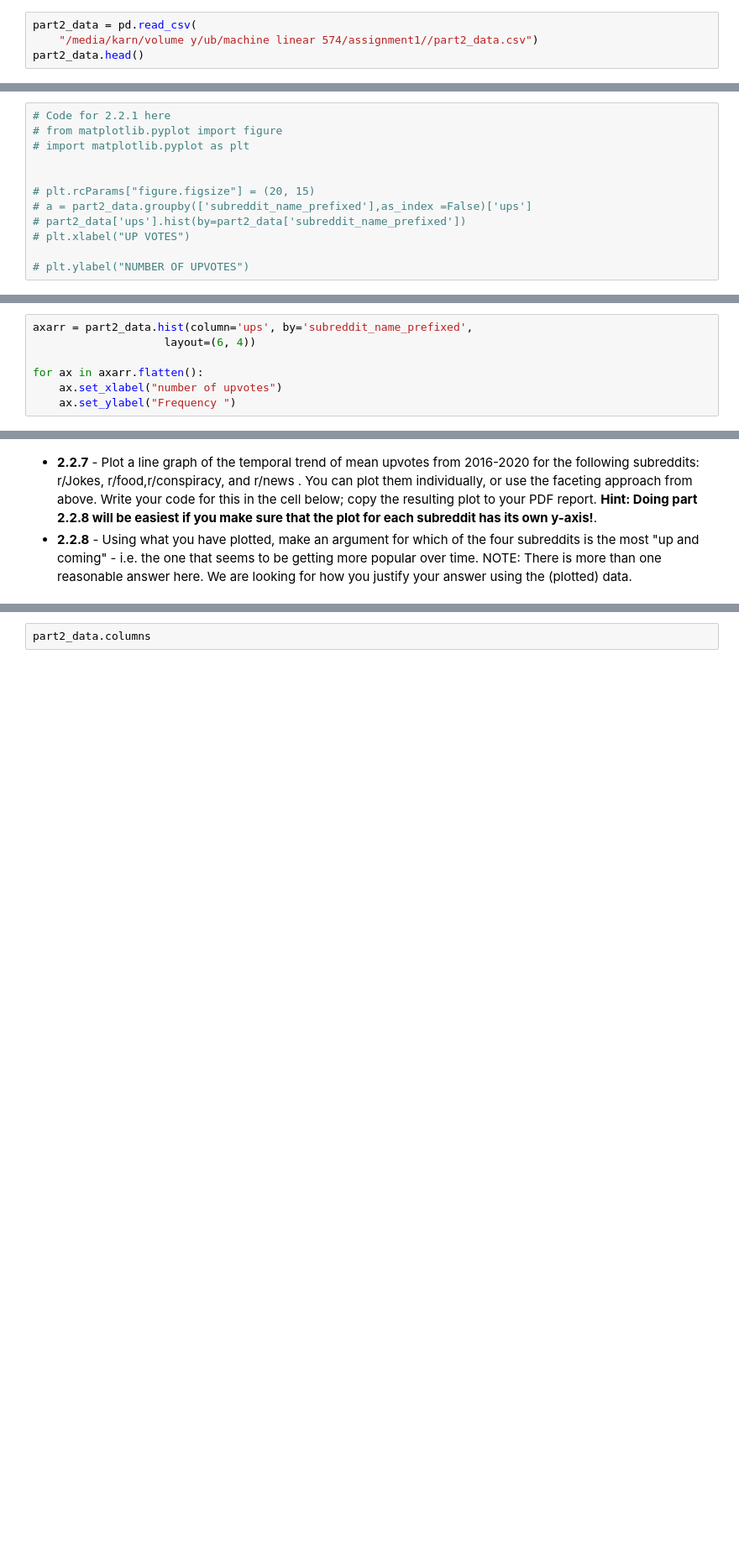
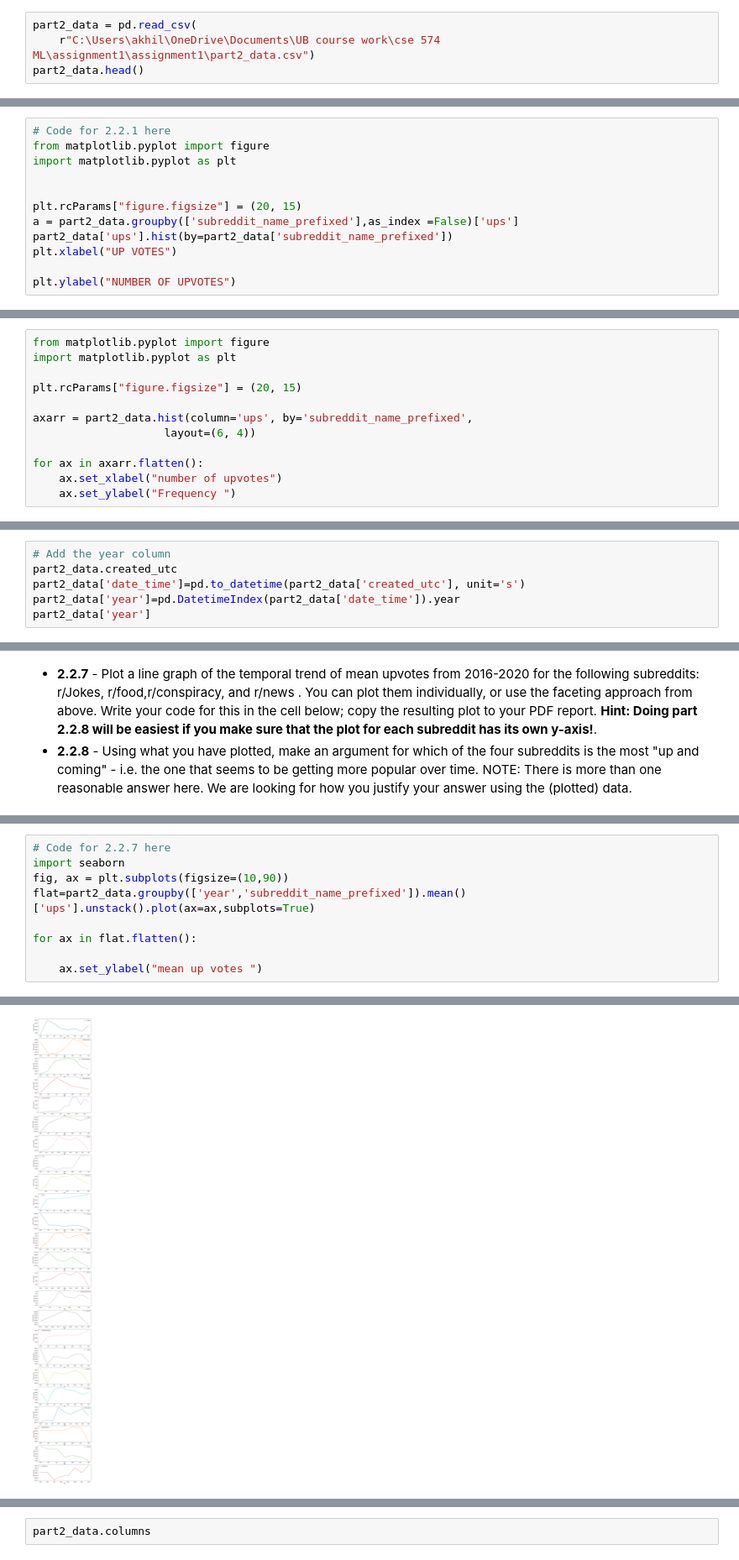
Before and after one commit to IAM-RAAVAAN/ml-project, a Jupyter notebook: assignment_1_474_s22_working.ipynb, the cells around one changed output, grey strips where cells are left out. Shown: that part at 84% size. Drawn from its saved outputs; the diff is of its cells as text; blank space fills up the shorter version.

```diff
--- a/assignment_1_474_s22_working.ipynb
+++ b/assignment_1_474_s22_working.ipynb
@@ -190,7 +194,7 @@
 **Part 2 data consists of the top 1000 (ish) posts from 24 different subreddits**.
 # %%
 part2_data = pd.read_csv(
-    "/media/karn/volume y/ub/machine linear 574/assignment1//part2_data.csv")
+    r"C:\Users\akhil\OneDrive\Documents\UB course work\cse 574 ML\assignment1\assignment1\part2_data.csv")
 part2_data.head()
 # %% [output]
 |  | created_utc | is_crosspostable | is_self | is_video | locked | media_only | over_18 | score | subreddit_id | ... |
@@ -290,20 +292,25 @@ Plot a histogram for the distribution of upvotes for each subreddit separately (
 - **2.2.2** - Based on your histogram, which subreddit would you say is the *least* popular? (Note, there is more than one reasonable answer here. We are looking mostly for how you justify your response using the histogram)
 # %%
 # Code for 2.2.1 here
-# from matplotlib.pyplot import figure
-# import matplotlib.pyplot as plt
+from matplotlib.pyplot import figure
+import matplotlib.pyplot as plt
 
 
-# plt.rcParams["figure.figsize"] = (20, 15)
-# a = part2_data.groupby(['subreddit_name_prefixed'],as_index =False)['ups']
-# part2_data['ups'].hist(by=part2_data['subreddit_name_prefixed'])
-# plt.xlabel("UP VOTES")
+plt.rcParams["figure.figsize"] = (20, 15)
+a = part2_data.groupby(['subreddit_name_prefixed'],as_index =False)['ups']
+part2_data['ups'].hist(by=part2_data['subreddit_name_prefixed'])
+plt.xlabel("UP VOTES")
 
-# plt.ylabel("NUMBER OF UPVOTES")
+plt.ylabel("NUMBER OF UPVOTES")
 # %% [output]
 Text(0, 0.5, 'NUMBER OF UPVOTES')
 [figure]
 # %%
+from matplotlib.pyplot import figure
+import matplotlib.pyplot as plt
+
+plt.rcParams["figure.figsize"] = (20, 15)
+
 axarr = part2_data.hist(column='ups', by='subreddit_name_prefixed',
                     layout=(6, 4))
 
@@ -341,0 +347,6 @@
+# %%
+# Add the year column
+part2_data.created_utc
+part2_data['date_time']=pd.to_datetime(part2_data['created_utc'], unit='s')
+part2_data['year']=pd.DatetimeIndex(part2_data['date_time']).year
+part2_data['year']
@@ -373,0 +444,10 @@ As a check, please do the following:
+# %%
+# Code for 2.2.7 here
+import seaborn
+fig, ax = plt.subplots(figsize=(10,90))
+flat=part2_data.groupby(['year','subreddit_name_prefixed']).mean()['ups'].unstack().plot(ax=ax,subplots=True)
+
+for ax in flat.flatten():
+
+    ax.set_ylabel("mean up votes ")
+# %% [output]
@@ -374,3 +455,4 @@ As a check, please do the following:
+[figure, added]
 # %% [markdown]
 ## Part 2.3 - Data Cleaning and some final regression-oriented data exploration
 
```
Also changed, not shown: parts of 11 cells of this notebook, 1 other file.
